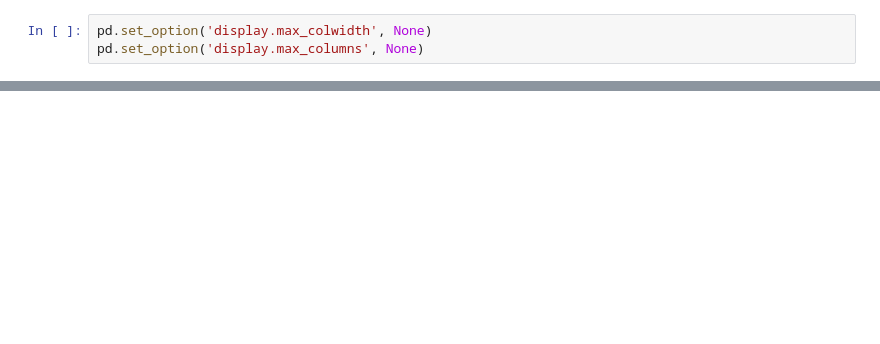
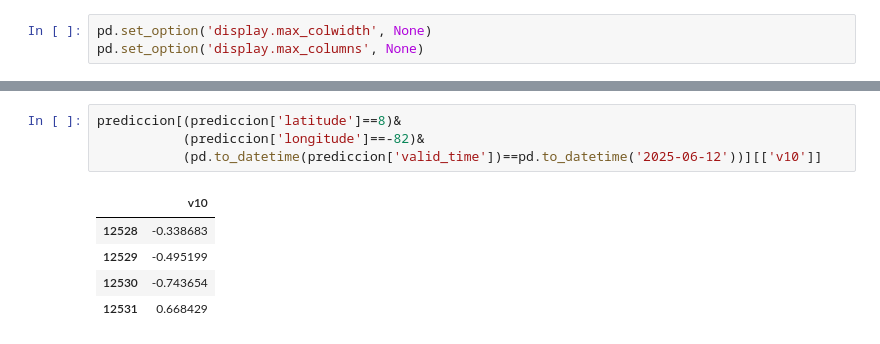
Before and after one commit to AlejaGuz/PDG-ARMADA-FORECAST, a Jupyter notebook: testing_model.ipynb, the cells around one changed output, grey strips where cells are left out. Saved outputs shown, nothing was run; the diff lists cells and outputs as text; blank space fills up the shorter version.

```diff
--- a/testing_model.ipynb
+++ b/testing_model.ipynb
@@ -30,0 +162,10 @@ df_atla.describe()
+# %%
+prediccion[(prediccion['latitude']==8)&
+           (prediccion['longitude']==-82)&
+           (pd.to_datetime(prediccion['valid_time'])==pd.to_datetime('2025-06-12'))][['v10']]
+# %% [output]
+|  | v10 |
+| 12528 | -0.338683 |
+| 12529 | -0.495199 |
+| 12530 | -0.743654 |
+| 12531 | 0.668429 |
```
Also changed, not shown: parts of 18 cells of this notebook, 29 other files.
